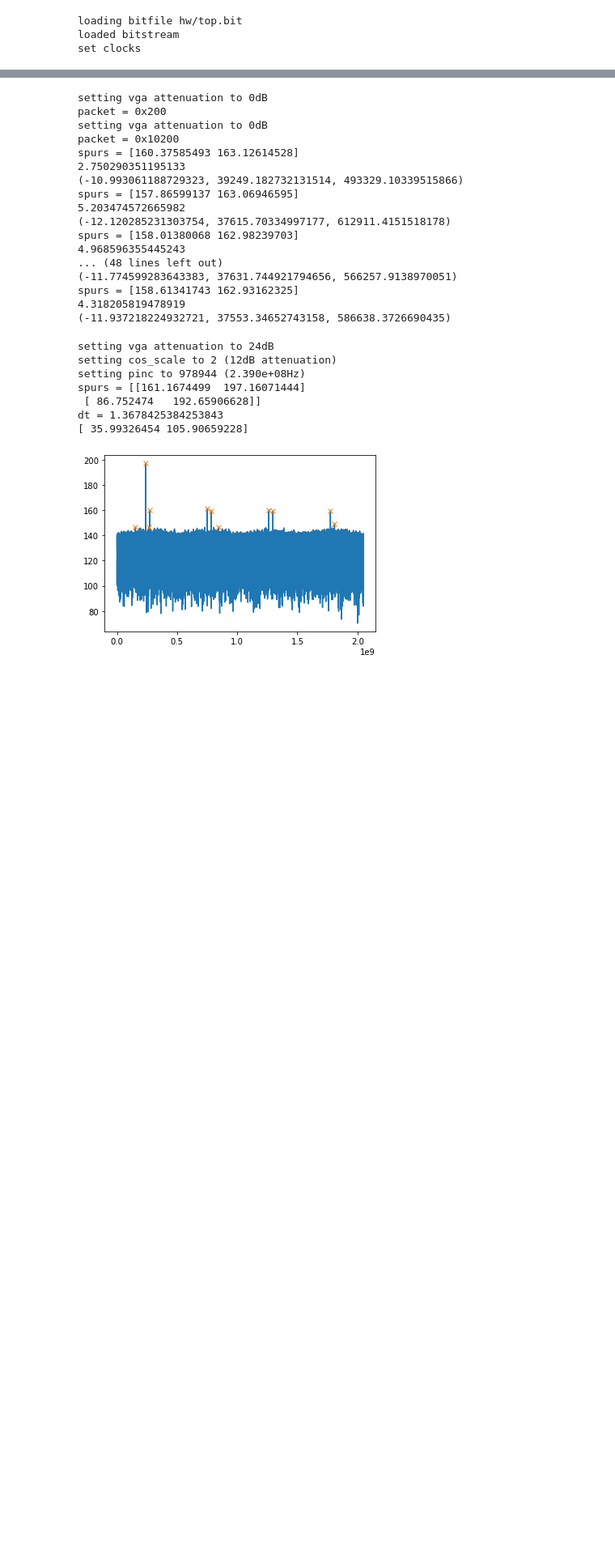
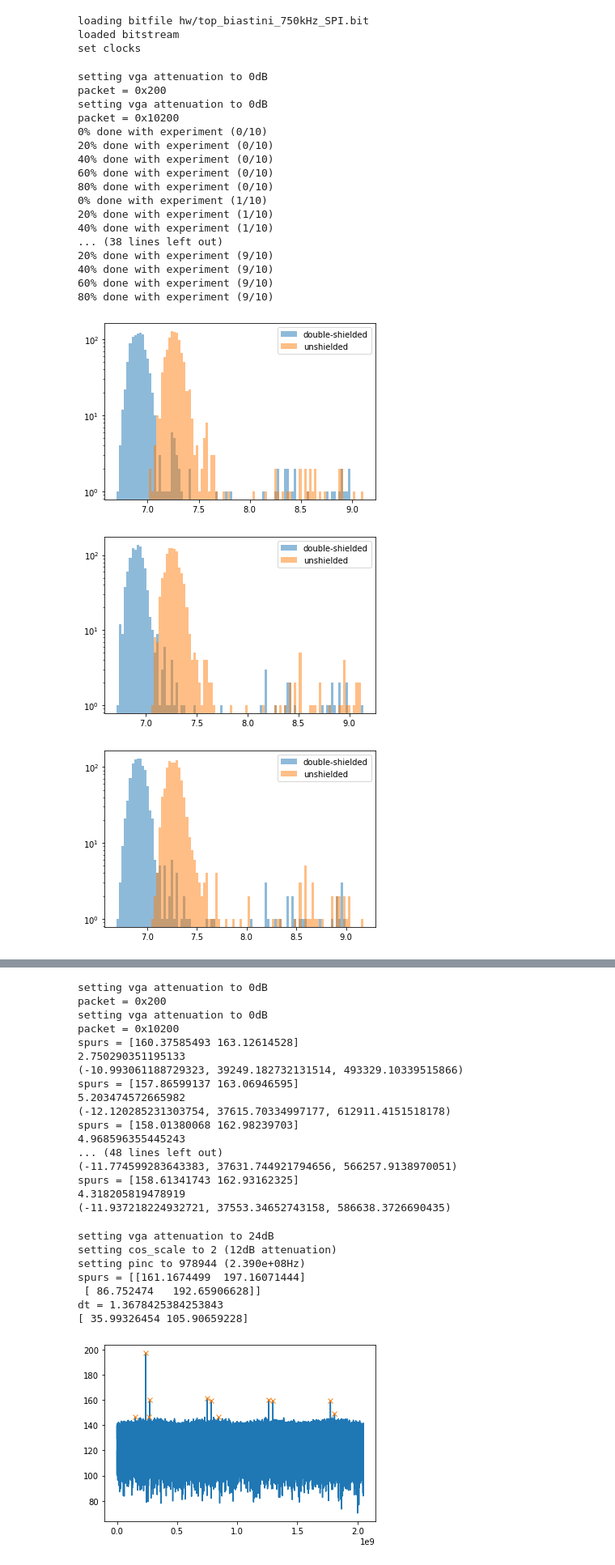
Before and after one commit to qnngroup/rfsoc_dds, a Jupyter notebook: pynq/dds_loopback_overlay.ipynb, the cells around one changed output, grey strips where cells are left out. Shown at 81% size. Saved outputs shown, nothing was run; the diff lists cells and outputs as text; code cells hidden in the pictures; blank space fills up the shorter version.

```diff
--- a/pynq/dds_loopback_overlay.ipynb
+++ b/pynq/dds_loopback_overlay.ipynb
@@ -8,8 +8,69 @@ import time
 from dds_loopback import DDSOverlay
 from datetime import datetime
 # %%
-ol = DDSOverlay(bitfile_name='hw/top.bit',dbg=True,plot=True,n_buffers=1,download=True)
+ol = DDSOverlay(bitfile_name='hw/top_biastini_750kHz_SPI.bit',dbg=True,plot=True,n_buffers=1,download=True)
 # %% [output]
-loading bitfile hw/top.bit
+loading bitfile hw/top_biastini_750kHz_SPI.bit
 loaded bitstream
 set clocks
+# %%
+N_experiments = 10
+ol.set_sample_buffer_trigger_source('manual')
+ol.set_vga_atten_dB(0,0)
+ol.set_vga_atten_dB(0,1)
+N_trials = 1000
+D = 4096//50 # downsample factor
+FIR_points = 20*D
+for experiment in range(N_experiments):
+    # double-shielded (0) vs. shielded (1); 20 trials; full-frame tdata per trial
+    #noise_data = np.zeros((2,N_trials,ol.dma_frame_size//D+1))
+    rms_noise = np.zeros((2,N_trials))
+    dc_offset = np.zeros((2,N_trials))
+    input_ref = (2**16)*(10**(46/20)) # rough estimate on ADC buffer gain (SE analog voltage -> full-scale 16-bit digital output)
+    for i in range(N_trials):
+        if i % (N_trials // 5) == 0:
+            print(f'{round((i / N_trials) * 100)}% done with experiment ({experiment}/{N_experiments})')
+        for j in range(2):
+            ol.set_adc_source(j)
+            ol.manual_trigger()
+            ol.dma(0)
+            noise = scipy.signal.decimate(ol.dma_buffers[0][:], D, n=FIR_points, ftype='fir', axis=0)
+            rms_noise[j,i] = np.std(noise)
+            dc_offset[j,i] = np.mean(noise)
+            #noise_data[j,i,:] = scipy.signal.decimate(ol.dma_buffers[0][:], D, n=FIR_points, ftype='fir', axis=0)
+            #rms = np.std(noise_data[j,i,:])
+            #rms_noise[j,i] = rms
+    bins = N_trials//10
+    bins = np.histogram(rms_noise/input_ref*1e6, bins=bins)[1]
+    colors = plt.rcParams['axes.prop_cycle'].by_key()['color']
+    alpha = 0.5
+    colors_tup = [(int(c[1:3],16)/255, int(c[3:5],16)/255, int(c[5:7],16)/255, alpha) for c in colors]
+    plt.figure()
+    for i in range(2):
+        plt.hist(rms_noise[i,:]/input_ref*1e6, label='double-shielded' if i == 0 else 'unshielded', bins=bins, fc=colors_tup[i])
+    plt.legend()
+    plt.yscale('log')
+    now = datetime.now()
+    tstr = now.strftime('%Y%m%d%H%M%S')
+    scipy.io.savemat(f'data/biastini_adc_noise_histonly_bandlimited_{tstr}.mat', {'datetime': tstr, 'dc_offset_16b': dc_offset, 'rms_noise_16b': rms_noise, 'N_trials': N_trials, 'shielding': ['double', 'unshielded'], 'FIR_points': FIR_points})
+# %% [output]
+setting vga attenuation to 0dB
+packet = 0x200
+setting vga attenuation to 0dB
+packet = 0x10200
+0% done with experiment (0/10)
+20% done with experiment (0/10)
+40% done with experiment (0/10)
+60% done with experiment (0/10)
+80% done with experiment (0/10)
+0% done with experiment (1/10)
+20% done with experiment (1/10)
+40% done with experiment (1/10)
+... (38 lines left out)
+20% done with experiment (9/10)
+40% done with experiment (9/10)
+60% done with experiment (9/10)
+80% done with experiment (9/10)
+[figure, added]
+[figure, added]
+[figure, added]
```
Also changed, not shown: parts of 1 cell of this notebook.
